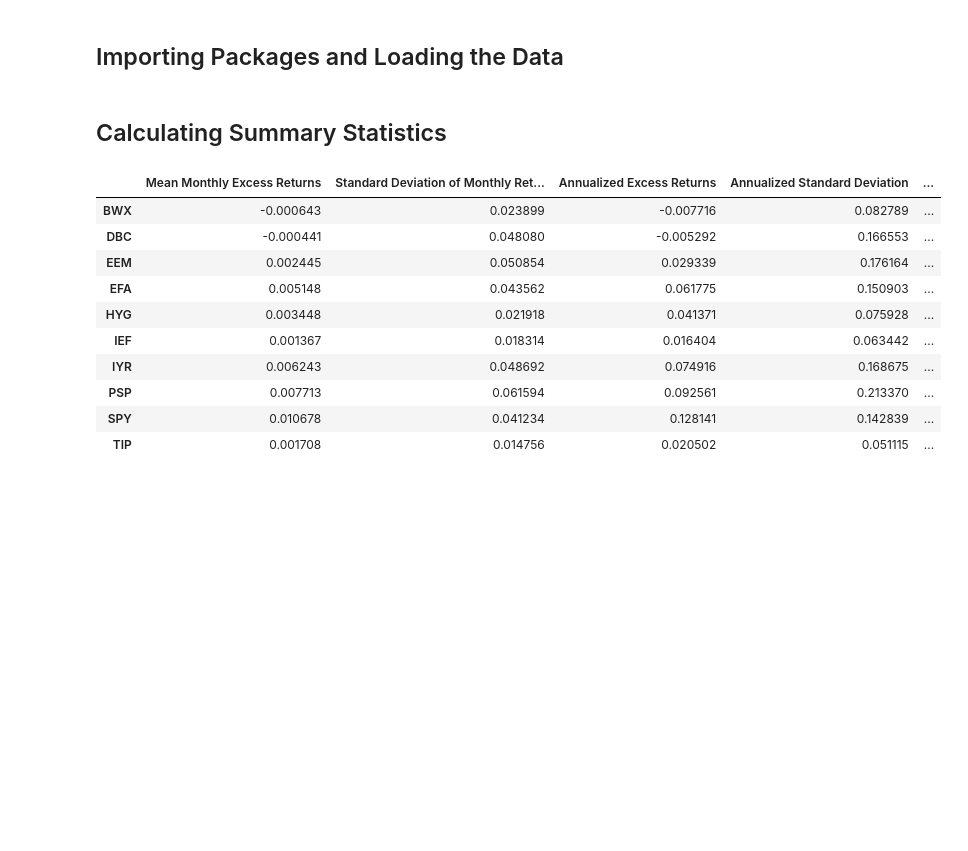
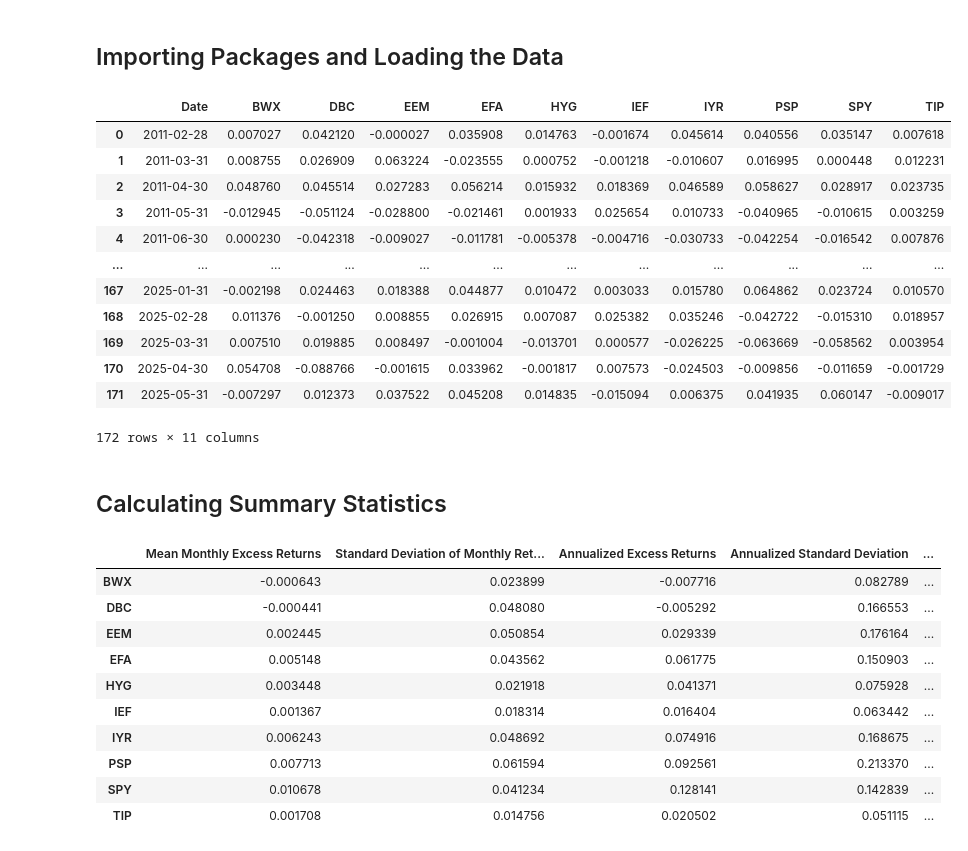
Before and after one commit to DipeshGhimire/FINM36700, a Jupyter notebook: Assignments/assignment1.ipynb, the cells around one changed output. Saved outputs shown, nothing was run; the diff lists cells and outputs as text; code cells hidden in the pictures; blank space fills up the shorter version.

```diff
--- a/Assignments/assignment1.ipynb
+++ b/Assignments/assignment1.ipynb
@@ -17,6 +17,22 @@ data = pd.read_excel('../multi_asset_etf_data.xlsx', sheet_name=3)
 
 # Drop the 'QAI' column
 data = data.drop(columns=['QAI'])
+# %%
+data
+# %% [output]
+|  | Date | BWX | DBC | EEM | EFA | HYG | IEF | IYR | PSP | SPY | TIP |
+| 0 | 2011-02-28 | 0.007027 | 0.042120 | -0.000027 | 0.035908 | 0.014763 | -0.001674 | 0.045614 | 0.040556 | 0.035147 | 0.007618 |
+| 1 | 2011-03-31 | 0.008755 | 0.026909 | 0.063224 | -0.023555 | 0.000752 | -0.001218 | -0.010607 | 0.016995 | 0.000448 | 0.012231 |
+| 2 | 2011-04-30 | 0.048760 | 0.045514 | 0.027283 | 0.056214 | 0.015932 | 0.018369 | 0.046589 | 0.058627 | 0.028917 | 0.023735 |
+| 3 | 2011-05-31 | -0.012945 | -0.051124 | -0.028800 | -0.021461 | 0.001933 | 0.025654 | 0.010733 | -0.040965 | -0.010615 | 0.003259 |
+| 4 | 2011-06-30 | 0.000230 | -0.042318 | -0.009027 | -0.011781 | -0.005378 | -0.004716 | -0.030733 | -0.042254 | -0.016542 | 0.007876 |
+| ... | ... | ... | ... | ... | ... | ... | ... | ... | ... | ... | ... |
+| 167 | 2025-01-31 | -0.002198 | 0.024463 | 0.018388 | 0.044877 | 0.010472 | 0.003033 | 0.015780 | 0.064862 | 0.023724 | 0.010570 |
+| 168 | 2025-02-28 | 0.011376 | -0.001250 | 0.008855 | 0.026915 | 0.007087 | 0.025382 | 0.035246 | -0.042722 | -0.015310 | 0.018957 |
+| 169 | 2025-03-31 | 0.007510 | 0.019885 | 0.008497 | -0.001004 | -0.013701 | 0.000577 | -0.026225 | -0.063669 | -0.058562 | 0.003954 |
+| 170 | 2025-04-30 | 0.054708 | -0.088766 | -0.001615 | 0.033962 | -0.001817 | 0.007573 | -0.024503 | -0.009856 | -0.011659 | -0.001729 |
+| 171 | 2025-05-31 | -0.007297 | 0.012373 | 0.037522 | 0.045208 | 0.014835 | -0.015094 | 0.006375 | 0.041935 | 0.060147 | -0.009017 |
+172 rows × 11 columns
 # %% [markdown]
 ## Calculating Summary Statistics
 # %%
```
Also changed, not shown: 1 other file.
